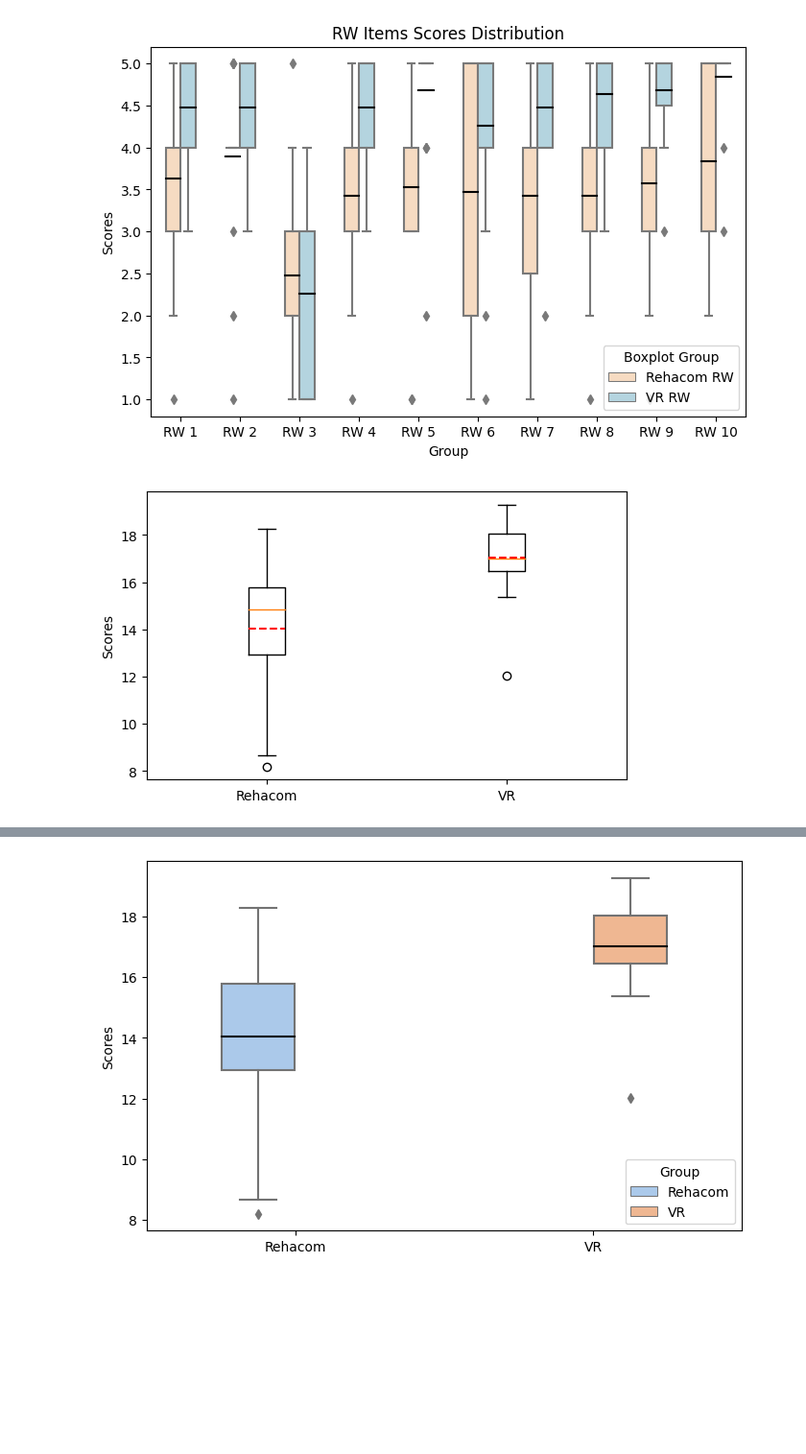
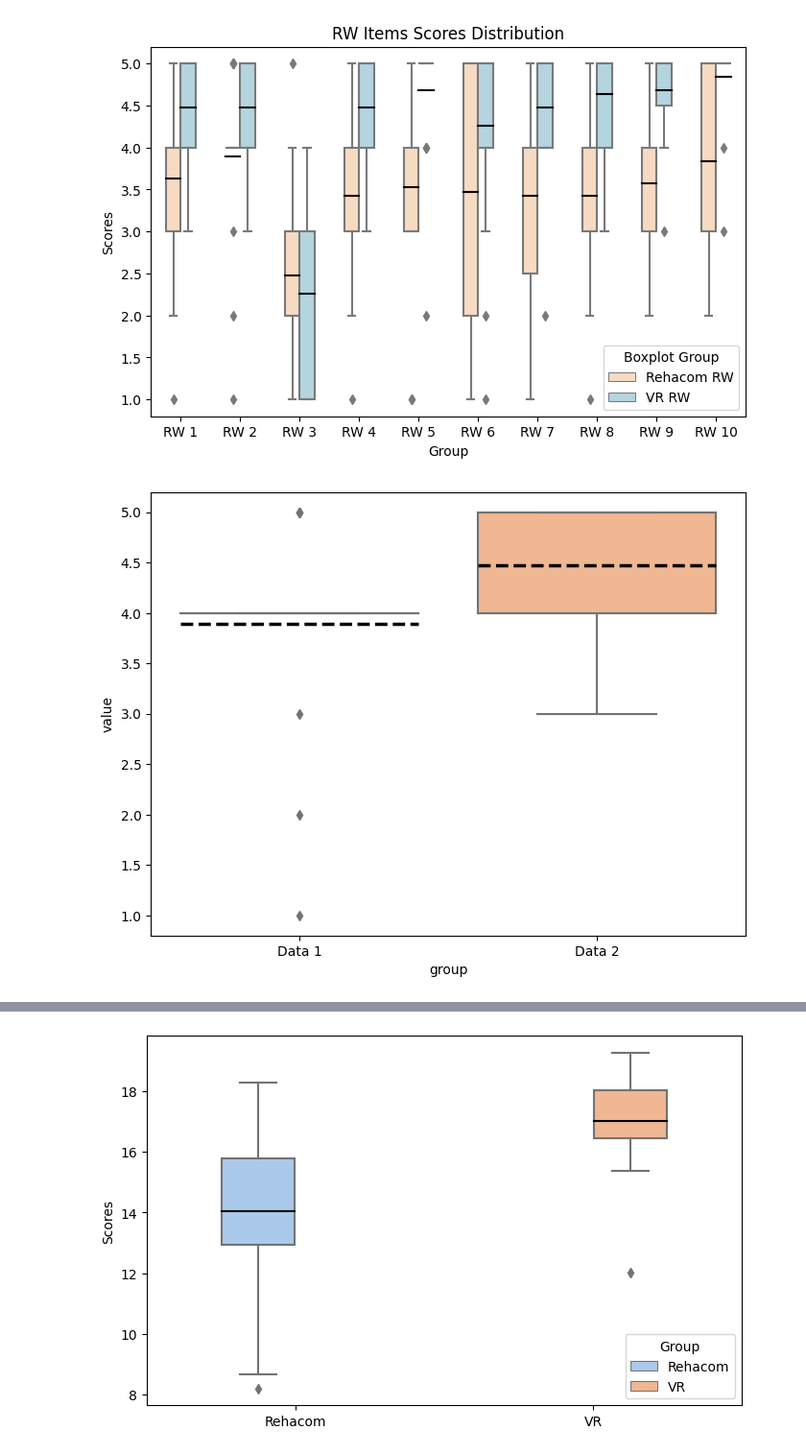
Before and after one commit to Gehad28/questionnaire-website, a Jupyter notebook: analysis 2.ipynb, the cells around one changed output, grey strips where cells are left out. Shown at 96% size. Drawn from its saved outputs; the diff is of its cells as text; code cells hidden in the pictures; blank space fills up the shorter version.

```diff
--- a/analysis 2.ipynb
+++ b/analysis 2.ipynb
@@ -412,20 +436,16 @@ plt.savefig('G:/SBME/Fourth Year/Graduation Project/Vr Questionnaire/Analysis Im
 plt.show()
 # %% [output]
 [figure]
-# %%
-fig = plt.figure(figsize=(5, 3))
-
-data = [reha_total, VR_total]
-
-ax = fig.add_axes([0, 0, 1 ,1])
-bp = ax.boxplot(data, showmeans=True, meanline=True, meanprops={'color': 'red', 'linewidth': '1.5'})
-
-# plt.text(1, reha_mean, f'{reha_mean:.2f}', fontsize=10, ha='left', va='bottom', color='g')
-# plt.text(2, vr_mean, f'{vr_mean:.2f}', fontsize=10, ha='left', va='bottom', color='g')
-
-plt.xticks([1, 2], ['Rehacom', 'VR'])
-plt.ylabel('Scores')
-
-plt.show()
-# %% [output]
-[figure, removed]
+# %%
+
+df = pd.DataFrame({
+    'value': np.concatenate([reha_rw_items[1] , vr_rw_items[1]]),
+    'group': np.repeat(['Data 1', 'Data 2'], len(reha_fa_items[0]))
+})
+
+plt.figure(figsize=(8, 6))
+sns.boxplot(x='group', y='value', data=df, showmeans=True, meanline=True, palette='pastel', meanprops={'color': 'black', 'linewidth': 2.5})
+
+plt.show()
+# %% [output]
+[figure, added]
```
Also changed, not shown: parts of 13 cells of this notebook.
